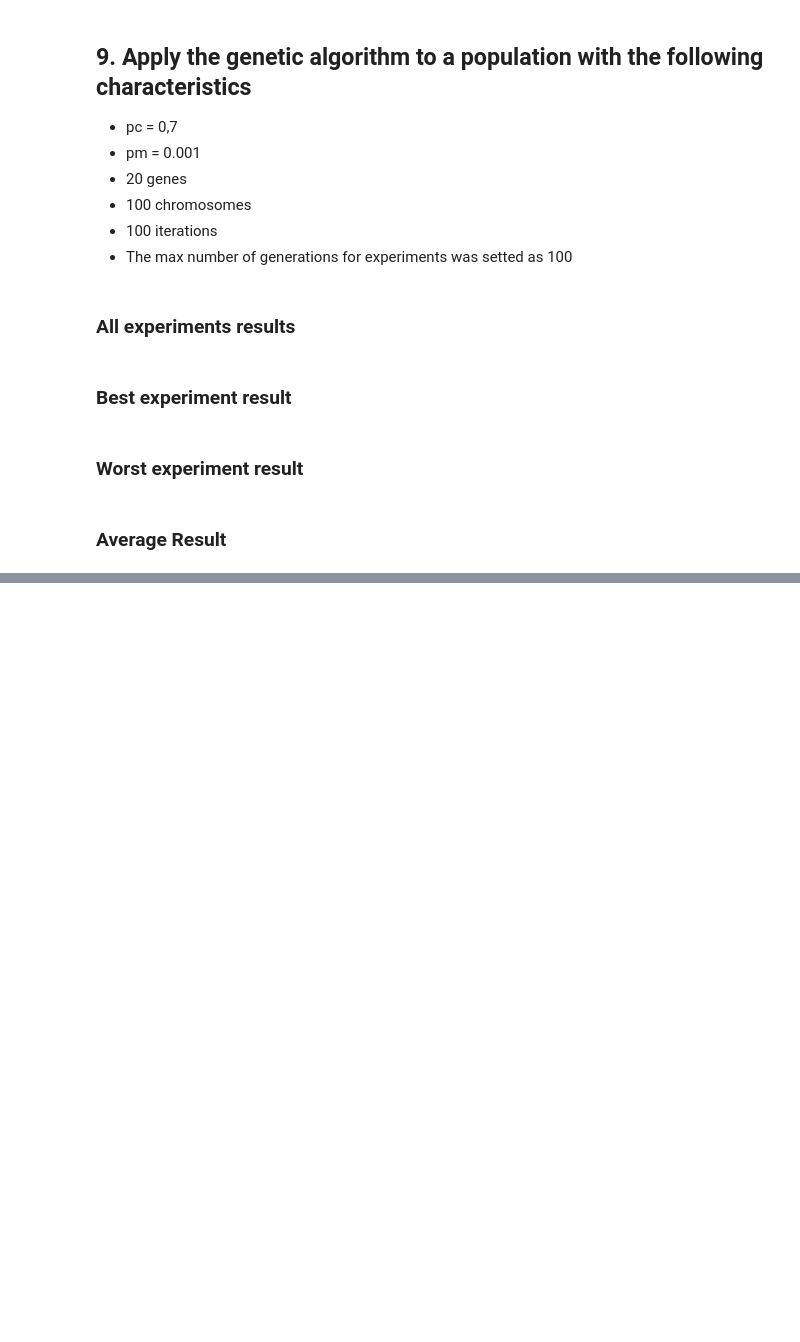
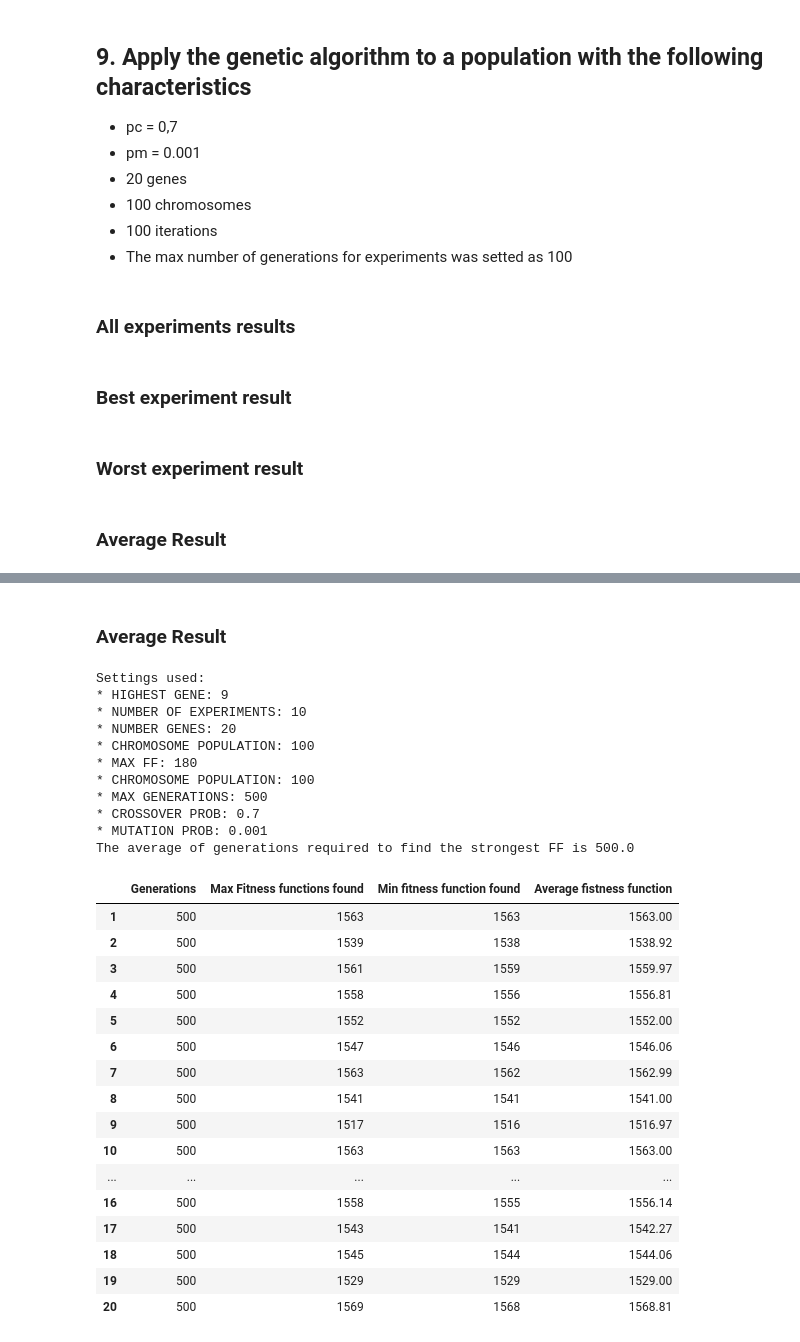
Before and after one commit to DussanFreire/Genetic-Algorithm, a Jupyter notebook: Experiments.ipynb, the cells around one changed output, grey strips where cells are left out. Cells and saved outputs as stored; diff of their text form; code cells hidden in the pictures; blank space fills up the shorter version.

```diff
--- a/Experiments.ipynb
+++ b/Experiments.ipynb
@@ -311,0 +437,33 @@ display_average_result(p_9, reports_9)
+# %% [markdown]
+### Average Result
+# %%
+display_average_result(p_10, reports_10)
+# %% [output]
+Settings used:
+* HIGHEST GENE: 9
+* NUMBER OF EXPERIMENTS: 10
+* NUMBER GENES: 20
+* CHROMOSOME POPULATION: 100
+* MAX FF: 180
+* CHROMOSOME POPULATION: 100
+* MAX GENERATIONS: 500
+* CROSSOVER PROB: 0.7
+* MUTATION PROB: 0.001
+The average of generations required to find the strongest FF is 500.0
+|  | Generations | Max Fitness functions found | Min fitness function found | Average fistness function |
+| 1 | 500 | 1563 | 1563 | 1563.00 |
+| 2 | 500 | 1539 | 1538 | 1538.92 |
+| 3 | 500 | 1561 | 1559 | 1559.97 |
+| 4 | 500 | 1558 | 1556 | 1556.81 |
+| 5 | 500 | 1552 | 1552 | 1552.00 |
+| 6 | 500 | 1547 | 1546 | 1546.06 |
+| 7 | 500 | 1563 | 1562 | 1562.99 |
+| 8 | 500 | 1541 | 1541 | 1541.00 |
+| 9 | 500 | 1517 | 1516 | 1516.97 |
+| 10 | 500 | 1563 | 1563 | 1563.00 |
+| ... | ... | ... | ... | ... |
+| 16 | 500 | 1558 | 1555 | 1556.14 |
+| 17 | 500 | 1543 | 1541 | 1542.27 |
+| 18 | 500 | 1545 | 1544 | 1544.06 |
+| 19 | 500 | 1529 | 1529 | 1529.00 |
+| 20 | 500 | 1569 | 1568 | 1568.81 |
```
Also changed, not shown: parts of 22 cells of this notebook, 6 other files.
